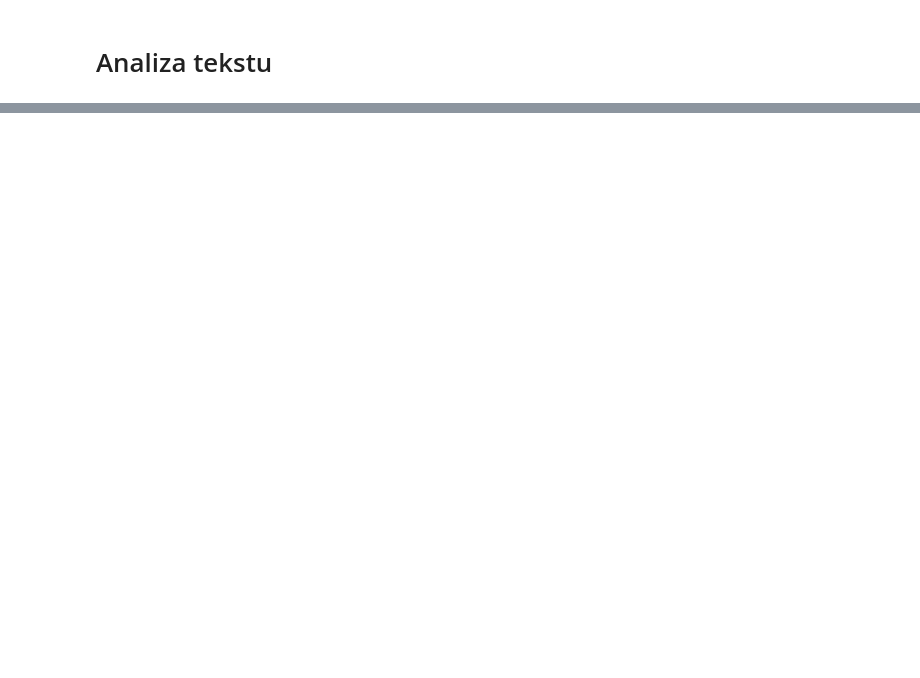
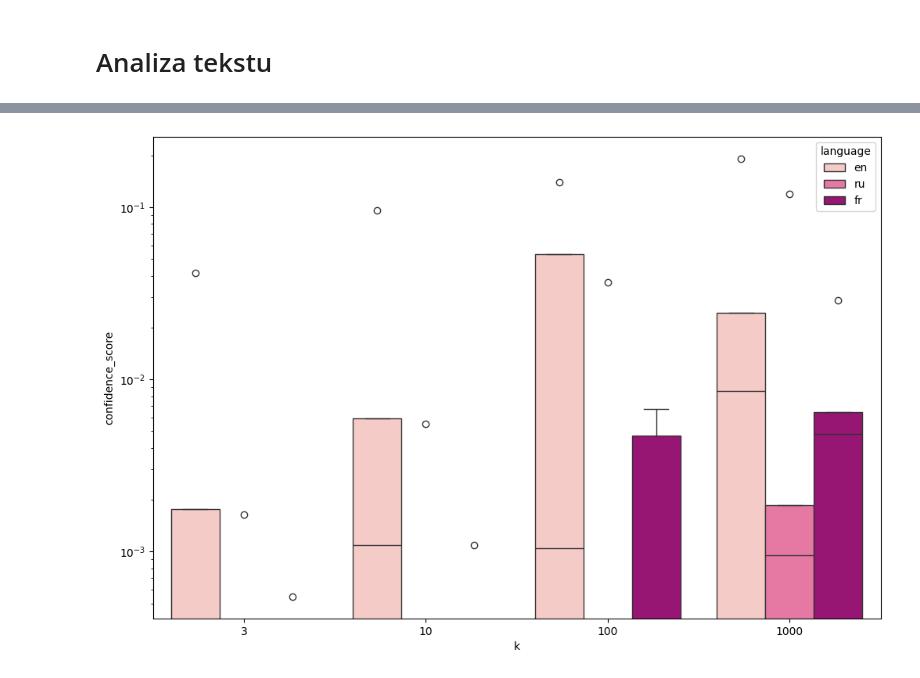
Before and after one commit to hanussiia/wiki-scraper, a Jupyter notebook: text_analysis.ipynb, the cells around one changed output, grey strips where cells are left out. Saved outputs shown, nothing was run; the diff lists cells and outputs as text; code cells hidden in the pictures; blank space fills up the shorter version.

Commit message:
analysis ipynb + test data

```diff
--- a/text_analysis.ipynb
+++ b/text_analysis.ipynb
@@ -82,0 +148,34 @@ def lang_confidence_score(word_counts, language_words_with_frequency):
+# %%
+controler = Controller(ParserHTML(url="cos", use_local_html_file_instead=True))
+
+def save_results(k_values, files_map, languages):
+    result = []
+
+    for k in k_values:
+        top_k_words_by_lang = {
+            lang: top_k_words(lang, k)
+            for lang in languages
+        }
+
+        for name, counts_path in files_map.items():
+            word_counts = controler.load_word_counts(counts_path)
+
+            for lang, top_words in top_k_words_by_lang.items():
+                confidence_score = lang_confidence_score(
+                    word_counts=word_counts,
+                    language_words=top_words
+                )
+
+                result.append({
+                    "k": k,
+                    "language": lang,
+                    "file": name,
+                    "confidence_score": confidence_score
+                })
+
+    return result
+# %%
+data = save_results(k_values, files_map, languages)
+df = pd.DataFrame(data)
+df.sort_values(by=["k", "confidence_score"], ascending=[True, False], inplace=True)
+df
@@ -82,0 +200,7 @@ def lang_confidence_score(word_counts, language_words_with_frequency):
+# %%
+plt.figure(figsize=(12, 8))
+sns.boxplot(data=df, x='k', y='confidence_score', hue='language', palette='RdPu')
+plt.yscale('log')
+plt.show()
+# %% [output]
+[figure, added]
```
Also changed, not shown: parts of 10 cells of this notebook, 8 other files.
